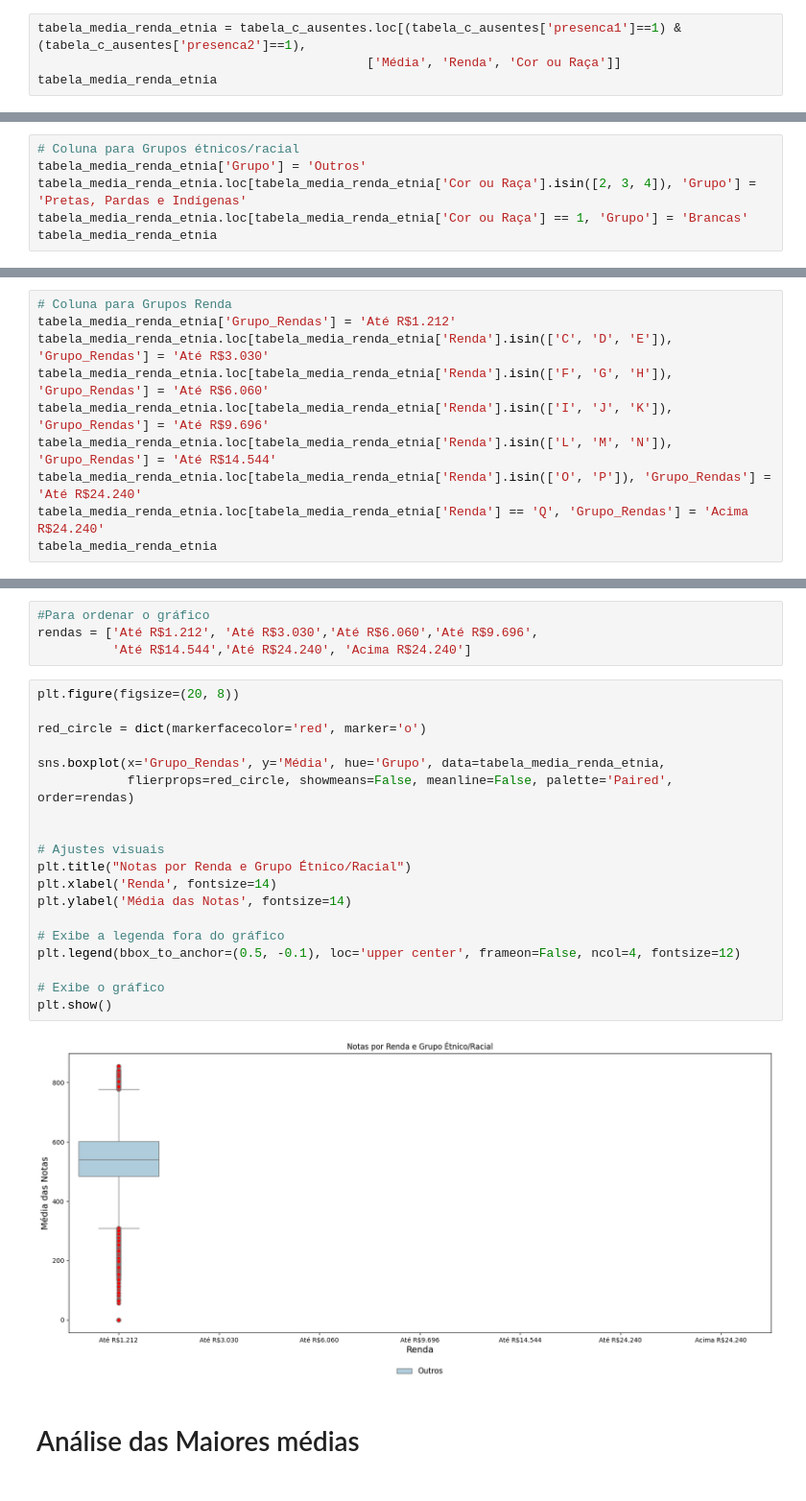
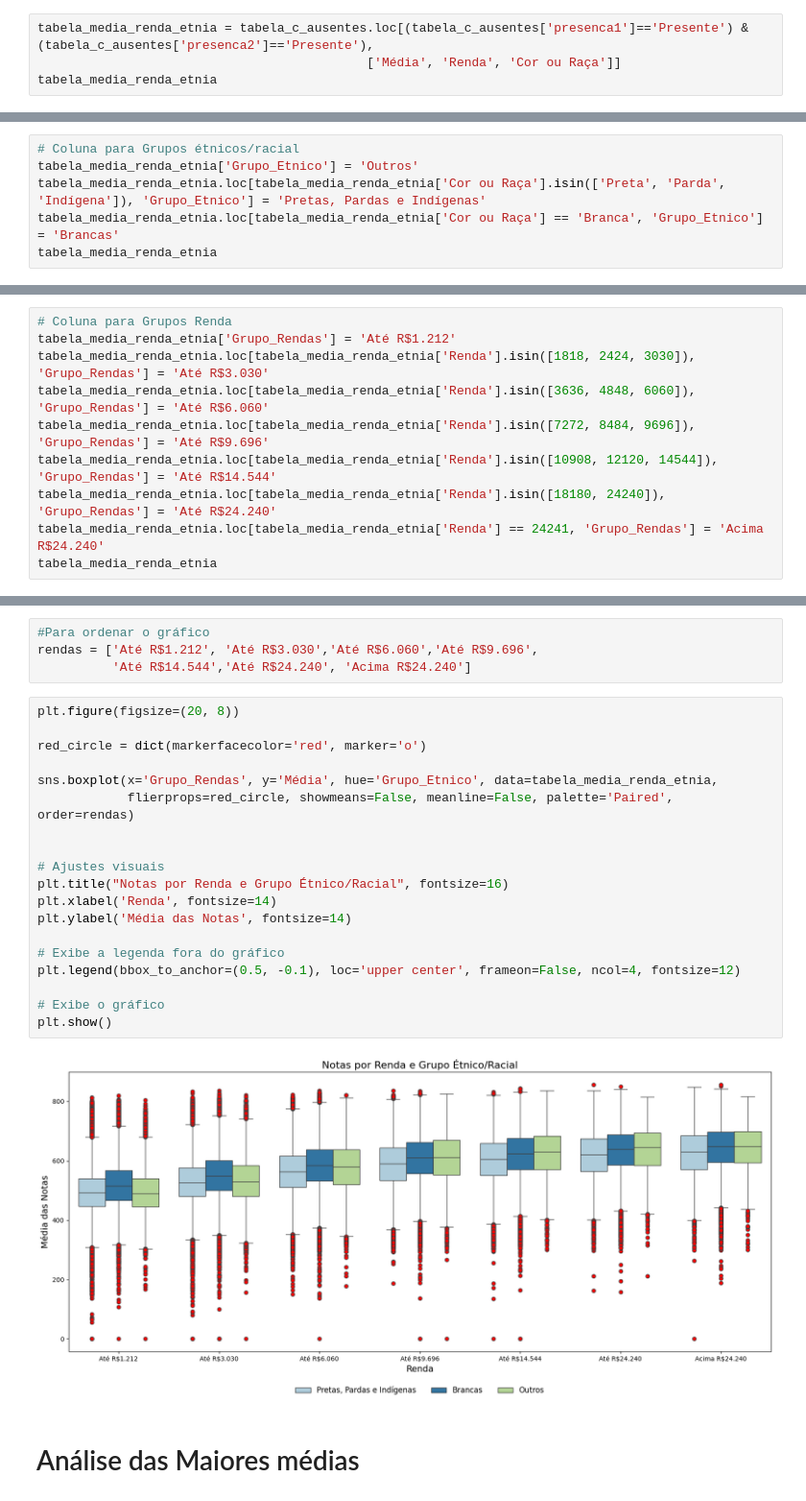
Before and after one commit to Grupo-B-Turma-2-Ada-VemSerTech/Projeto_Mod04_Ada_VemSerTech, a Jupyter notebook: Projeto.ipynb, the cells around one changed output, grey strips where cells are left out. Shown at 96% size. Drawn from its saved outputs; the diff is of its cells as text.

Commit message:
Atualização diagrama notas por renda e grupo etnico

```diff
--- a/Projeto.ipynb
+++ b/Projeto.ipynb
@@ -919,7 +919,7 @@ tabela_c_ausentes
 # %% [markdown]
 Removendo os ausentes
 # %%
-tabela_media_renda_etnia = tabela_c_ausentes.loc[(tabela_c_ausentes['presenca1']==1) & (tabela_c_ausentes['presenca2']==1),
+tabela_media_renda_etnia = tabela_c_ausentes.loc[(tabela_c_ausentes['presenca1']=='Presente') & (tabela_c_ausentes['presenca2']=='Presente'),
                                             ['Média', 'Renda', 'Cor ou Raça']]
 tabela_media_renda_etnia
 # %% [output]
@@ -940,8 +940,8 @@ tabela_media_renda_etnia
 Foi necessário criar duas novas colunas para agrupar as rendas e as informações de cor e raça
 # %%
 # Coluna para Grupos étnicos/racial
-tabela_media_renda_etnia['Grupo'] = 'Outros'
-tabela_media_renda_etnia.loc[tabela_media_renda_etnia['Cor ou Raça'].isin([2, 3, 4]), 'Grupo'] = 'Pretas, Pardas e Indígenas'
-tabela_media_renda_etnia.loc[tabela_media_renda_etnia['Cor ou Raça'] == 1, 'Grupo'] = 'Brancas'
+tabela_media_renda_etnia['Grupo_Etnico'] = 'Outros'
+tabela_media_renda_etnia.loc[tabela_media_renda_etnia['Cor ou Raça'].isin(['Preta', 'Parda', 'Indígena']), 'Grupo_Etnico'] = 'Pretas, Pardas e Indígenas'
+tabela_media_renda_etnia.loc[tabela_media_renda_etnia['Cor ou Raça'] == 'Branca', 'Grupo_Etnico'] = 'Brancas'
 tabela_media_renda_etnia
 # %% [output]
@@ -961,11 +961,11 @@ tabela_media_renda_etnia
 # %%
 # Coluna para Grupos Renda
 tabela_media_renda_etnia['Grupo_Rendas'] = 'Até R$1.212'
-tabela_media_renda_etnia.loc[tabela_media_renda_etnia['Renda'].isin(['C', 'D', 'E']), 'Grupo_Rendas'] = 'Até R$3.030'
-tabela_media_renda_etnia.loc[tabela_media_renda_etnia['Renda'].isin(['F', 'G', 'H']), 'Grupo_Rendas'] = 'Até R$6.060'
-tabela_media_renda_etnia.loc[tabela_media_renda_etnia['Renda'].isin(['I', 'J', 'K']), 'Grupo_Rendas'] = 'Até R$9.696'
-tabela_media_renda_etnia.loc[tabela_media_renda_etnia['Renda'].isin(['L', 'M', 'N']), 'Grupo_Rendas'] = 'Até R$14.544'
-tabela_media_renda_etnia.loc[tabela_media_renda_etnia['Renda'].isin(['O', 'P']), 'Grupo_Rendas'] = 'Até R$24.240'
-tabela_media_renda_etnia.loc[tabela_media_renda_etnia['Renda'] == 'Q', 'Grupo_Rendas'] = 'Acima R$24.240'
+tabela_media_renda_etnia.loc[tabela_media_renda_etnia['Renda'].isin([1818, 2424, 3030]), 'Grupo_Rendas'] = 'Até R$3.030'
+tabela_media_renda_etnia.loc[tabela_media_renda_etnia['Renda'].isin([3636, 4848, 6060]), 'Grupo_Rendas'] = 'Até R$6.060'
+tabela_media_renda_etnia.loc[tabela_media_renda_etnia['Renda'].isin([7272, 8484, 9696]), 'Grupo_Rendas'] = 'Até R$9.696'
+tabela_media_renda_etnia.loc[tabela_media_renda_etnia['Renda'].isin([10908, 12120, 14544]), 'Grupo_Rendas'] = 'Até R$14.544'
+tabela_media_renda_etnia.loc[tabela_media_renda_etnia['Renda'].isin([18180, 24240]), 'Grupo_Rendas'] = 'Até R$24.240'
+tabela_media_renda_etnia.loc[tabela_media_renda_etnia['Renda'] == 24241, 'Grupo_Rendas'] = 'Acima R$24.240'
 tabela_media_renda_etnia
 # %% [output]
@@ -991,24 +991,24 @@ rendas = ['Até R$1.212', 'Até R$3.030','Até R$6.060','Até R$9.696',
 # %%
 plt.figure(figsize=(20, 8))
 
 red_circle = dict(markerfacecolor='red', marker='o')
 
-sns.boxplot(x='Grupo_Rendas', y='Média', hue='Grupo', data=tabela_media_renda_etnia,
+sns.boxplot(x='Grupo_Rendas', y='Média', hue='Grupo_Etnico', data=tabela_media_renda_etnia,
             flierprops=red_circle, showmeans=False, meanline=False, palette='Paired', order=rendas)
 
 
 # Ajustes visuais
-plt.title("Notas por Renda e Grupo Étnico/Racial")
+plt.title("Notas por Renda e Grupo Étnico/Racial", fontsize=16)
 plt.xlabel('Renda', fontsize=14)
 plt.ylabel('Média das Notas', fontsize=14)
 
 # Exibe a legenda fora do gráfico
 plt.legend(bbox_to_anchor=(0.5, -0.1), loc='upper center', frameon=False, ncol=4, fontsize=12)
 
 # Exibe o gráfico
 plt.show()
 # %% [output]
-[figure, old version]
+[figure, new version]
 # %% [markdown]
 # Análise das Maiores médias
 # %%
```
Also changed, not shown: parts of 3 cells of this notebook.
